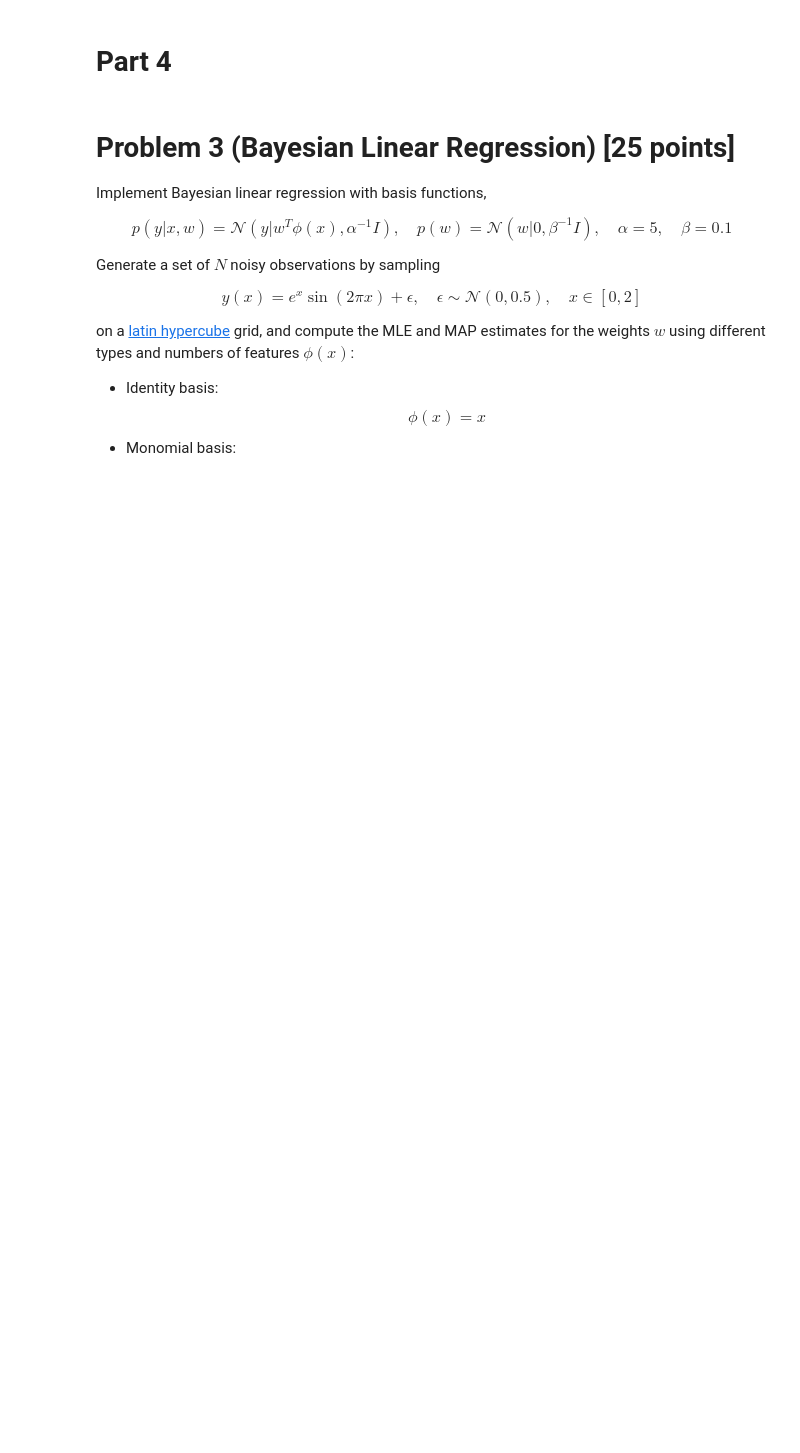
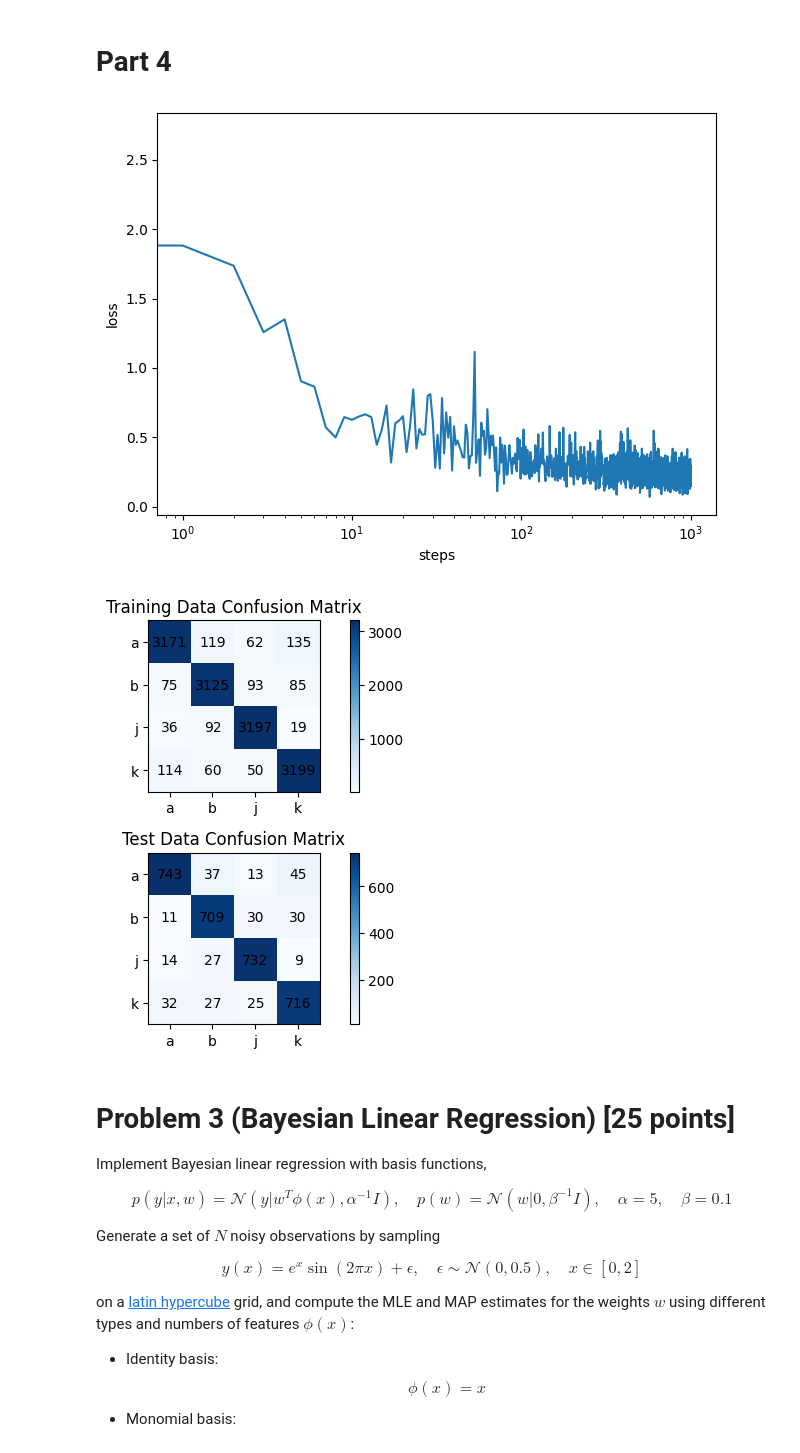
Before and after one commit to cnagata2002/ENM5310, a Jupyter notebook: HW/HW1/coding_assignment1_helper.ipynb, the cells around one changed output. Saved outputs shown, nothing was run; the diff lists cells and outputs as text; code cells hidden in the pictures; blank space fills up the shorter version.

```diff
--- a/HW/HW1/coding_assignment1_helper.ipynb
+++ b/HW/HW1/coding_assignment1_helper.ipynb
@@ -409,6 +554,61 @@ for epoch in tqdm(range(epochs)):
         inputs_batch, labels_batch = train_dataset.get_batch(indices)
         params, loss = step_multi(params, inputs_batch, labels_batch, lr)
     losses.append(loss)
+# %%
+fig1, ax1 = plt.subplots()
+ax1.plot(range(len(losses)),np.array(losses),label = "loss curve")
+ax1.set_xscale('log')
+ax1.set_xlabel("steps")
+ax1.set_ylabel("loss")
+plt.tight_layout()
+
+test_image = test_data[test_idx,1:]/255
+p_label = predict_multi(params,test_image)
+label_pred = jnp.argmax(p_label,axis = 1)
+
+test_cm = np.array([[np.sum((label_pred == 0) & (test_labels == 0)), np.sum((label_pred == 0) & (test_labels == 1)), np.sum((label_pred == 0) & (test_labels == 2)), np.sum((label_pred == 0) & (test_labels == 3))],
+              [np.sum((label_pred == 1) & (test_labels == 0)), np.sum((label_pred == 1) & (test_labels == 1)), np.sum((label_pred == 1) & (test_labels == 2)), np.sum((label_pred == 1) & (test_labels == 3))],
+              [np.sum((label_pred == 2) & (test_labels == 0)), np.sum((label_pred == 2) & (test_labels == 1)), np.sum((label_pred == 2) & (test_labels == 2)), np.sum((label_pred == 2) & (test_labels == 3))],
+              [np.sum((label_pred == 3) & (test_labels == 0)), np.sum((label_pred == 3) & (test_labels == 1)), np.sum((label_pred == 3) & (test_labels == 2)), np.sum((label_pred == 3) & (test_labels == 3))]])
+
+
+train_image = train_data[train_idx,1:]/255
+p_label = predict_multi(params,train_image)
+label_pred = jnp.argmax(p_label,axis = 1)
+
+train_cm = np.array([[np.sum((label_pred == 0) & (train_labels == 0)), np.sum((label_pred == 0) & (train_labels == 1)), np.sum((label_pred == 0) & (train_labels == 2)), np.sum((label_pred == 0) & (train_labels == 3))],
+              [np.sum((label_pred == 1) & (train_labels == 0)), np.sum((label_pred == 1) & (train_labels == 1)), np.sum((label_pred == 1) & (train_labels == 2)), np.sum((label_pred == 1) & (train_labels == 3))],
+              [np.sum((label_pred == 2) & (train_labels == 0)), np.sum((label_pred == 2) & (train_labels == 1)), np.sum((label_pred == 2) & (train_labels == 2)), np.sum((label_pred == 2) & (train_labels == 3))],
+              [np.sum((label_pred == 3) & (train_labels == 0)), np.sum((label_pred == 3) & (train_labels == 1)), np.sum((label_pred == 3) & (train_labels == 2)), np.sum((label_pred == 3) & (train_labels == 3))]])
+
+
+# print(test_cm/len(test_labels))
+
+class_letters = ['a','b','j','k']
+
+fig2, ax2 = plt.subplots(2,)
+
+train_im = ax2[0].imshow(train_cm, cmap="Blues")
+for i in range(train_cm.shape[0]):
+    for j in range(train_cm.shape[1]):
+        ax2[0].text(j, i, train_cm[i, j], ha="center", va="center")
+fig2.colorbar(train_im,ax = ax2[0])
+ax2[0].set_xticks(range(len(class_letters)), class_letters)
+ax2[0].set_yticks(range(len(class_letters)), class_letters)
+ax2[0].set_title('Training Data Confusion Matrix')
+
+test_im = ax2[1].imshow(test_cm, cmap="Blues")
+for i in range(test_cm.shape[0]):
+    for j in range(test_cm.shape[1]):
+        ax2[1].text(j, i, test_cm[i, j], ha="center", va="center")
+fig2.colorbar(test_im,ax = ax2[1])
+ax2[1].set_xticks(range(len(class_letters)), class_letters)
+ax2[1].set_yticks(range(len(class_letters)), class_letters)
+ax2[1].set_title('Test Data Confusion Matrix')
+plt.tight_layout()
+# %% [output]
+[figure, added]
+[figure, added]
 # %% [markdown]
 # Problem 3 (Bayesian Linear Regression) [25 points]
 
```
Also changed, not shown: parts of 15 cells of this notebook.
